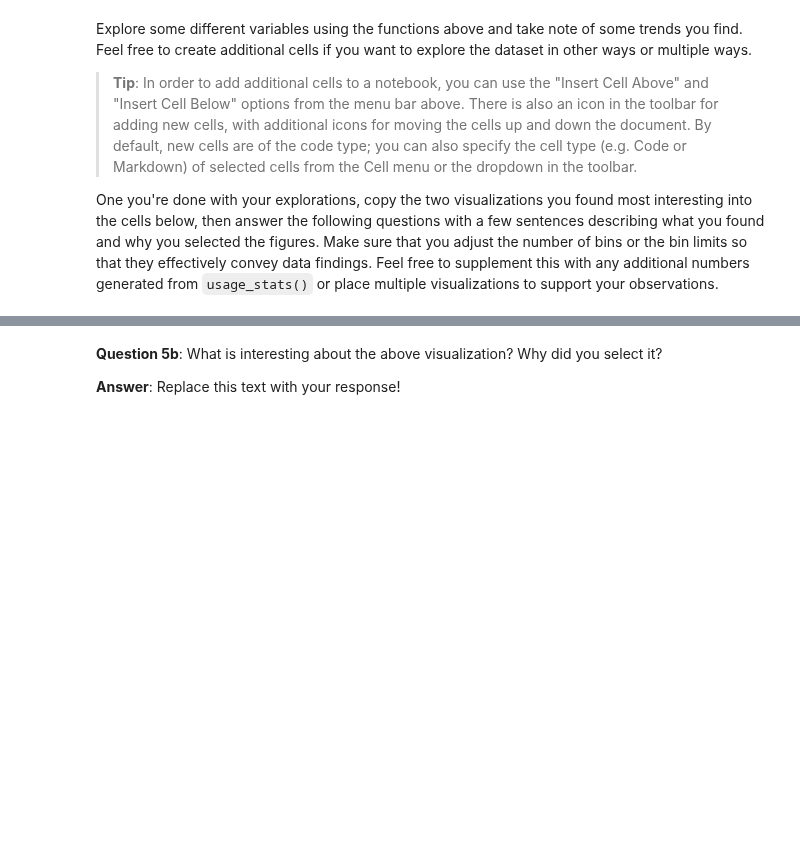
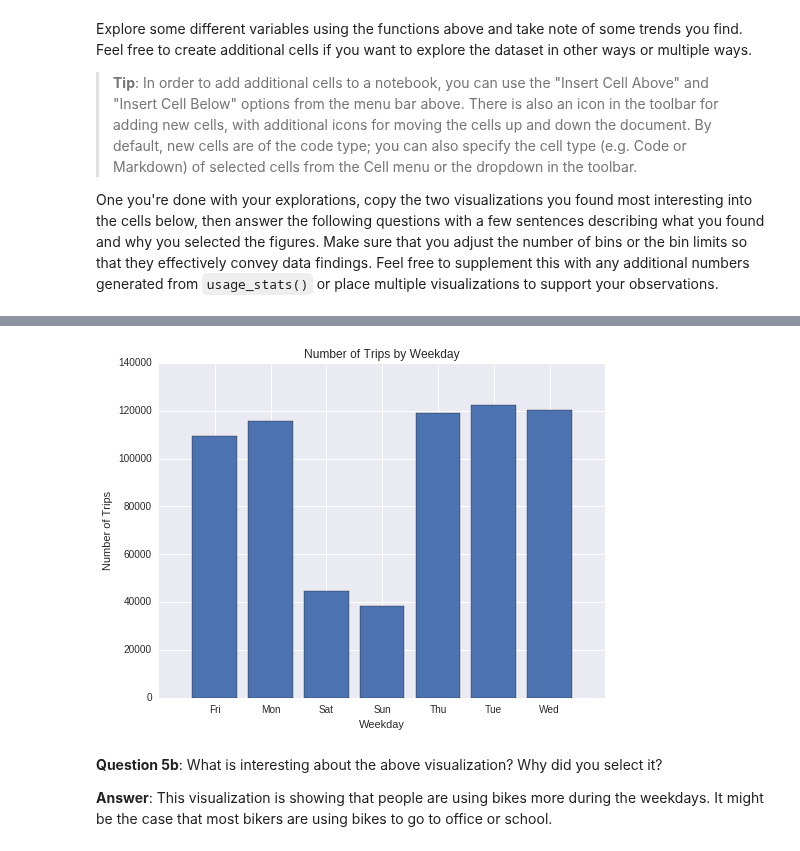
Before and after one commit to garrettbusch15/Bay_Area_Bike_P0.1, a Jupyter notebook: Bay_Area_Bike_Share_Analysis.ipynb, the cells around one changed output, grey strips where cells are left out. Cells and saved outputs as stored; diff of their text form; code cells hidden in the pictures; blank space fills up the shorter version.

```diff
--- a/Bay_Area_Bike_Share_Analysis.ipynb
+++ b/Bay_Area_Bike_Share_Analysis.ipynb
@@ -330,10 +317,12 @@ usage_plot(trip_data)
 # %%
 # Final Plot 2
-usage_plot(trip_data)
+usage_plot(trip_data, 'weekday')
+# %% [output]
+[figure, added]
 # %% [markdown]
 **Question 5b**: What is interesting about the above visualization? Why did you select it?
 
-**Answer**: Replace this text with your response!
+**Answer**: This visualization is showing that people are using bikes more during the weekdays. It might be the case that most bikers are using bikes to go to office or school.
 # %% [markdown]
 ## Conclusions
 
```
Also changed, not shown: parts of 14 cells of this notebook, 11 other files.
